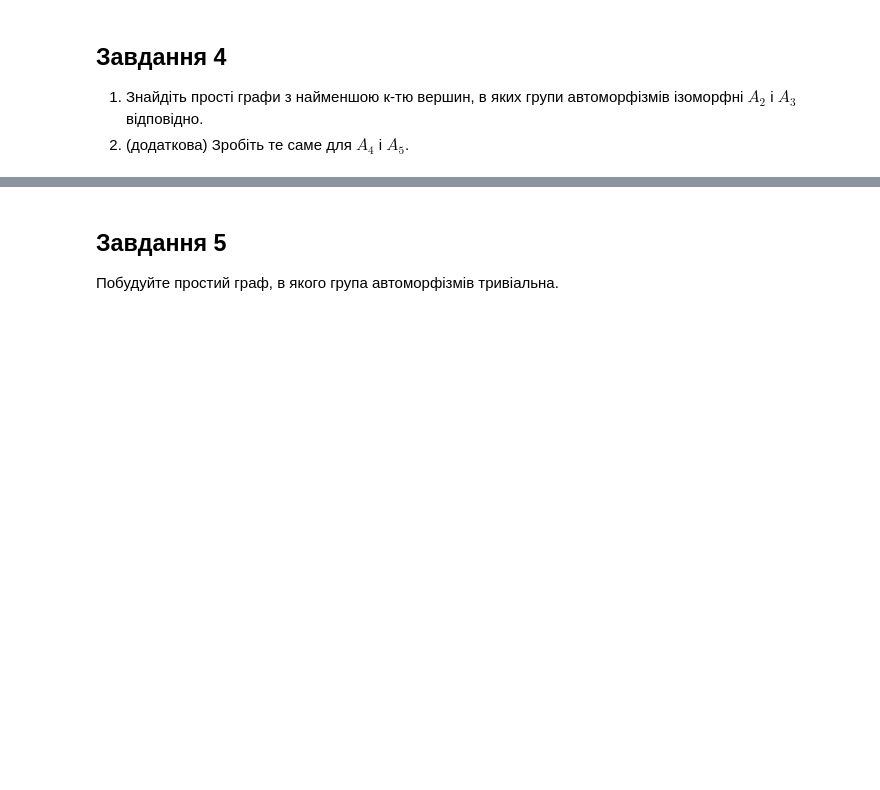
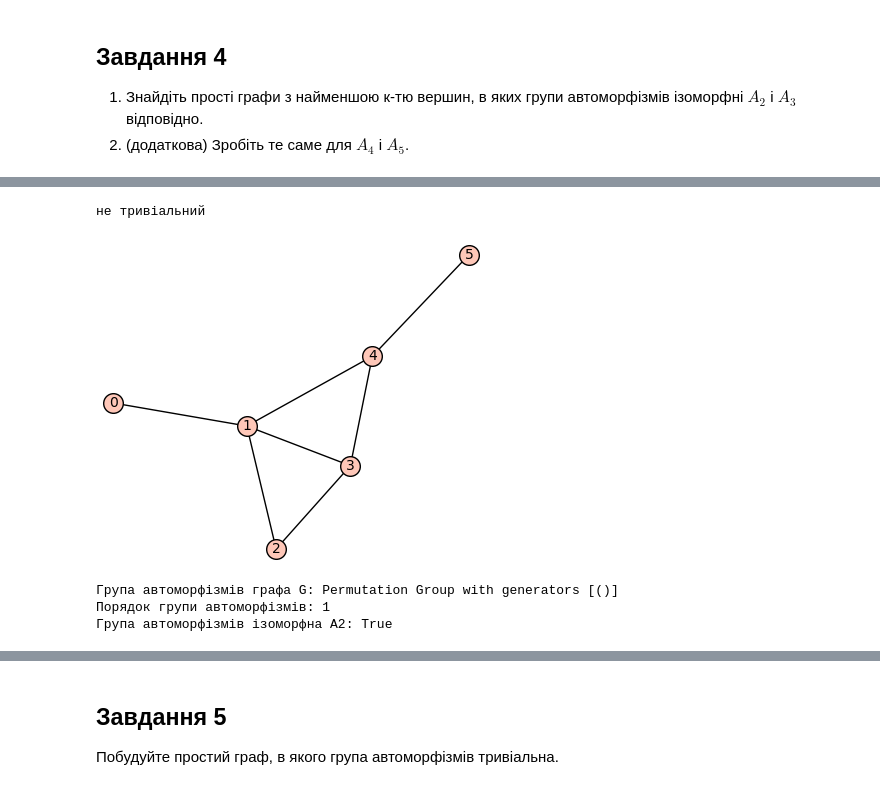
Before and after one commit to bobser223/algebra, a Jupyter notebook: Homeworks/HW7/lab07.ipynb, the cells around one changed output, grey strips where cells are left out. Drawn from its saved outputs; the diff is of its cells as text; code cells hidden in the pictures; blank space fills up the shorter version.

Commit message:
hw7 graphs remake

```diff
--- a/Homeworks/HW7/lab07.ipynb
+++ b/Homeworks/HW7/lab07.ipynb
@@ -215,3 +256,20 @@ print("Група автоморфізмів ізоморфна A3:", aut_group.
+# %%
+print("не тривіальний")
+G = Graph()
+for i in range(6):
+    G.add_vertex(i);
+G.add_edges([(0, 1), (1, 2), (1,3), (1,4), (2,3), (3,4), (4,5)])
+G.show()
+aut_group = G.automorphism_group()
+print("Група автоморфізмів графа G:", aut_group)
+print("Порядок групи автоморфізмів:", aut_group.order())
+print("Група автоморфізмів ізоморфна A2:", aut_group.is_isomorphic(AlternatingGroup(2)))
+# %% [output]
+не тривіальний
+[figure, added]
+Група автоморфізмів графа G: Permutation Group with generators [()]
+Порядок групи автоморфізмів: 1
+Група автоморфізмів ізоморфна A2: True
 # %%
 
 G = DiGraph([(0, 1), (1, 2), (2, 0)])
```
Also changed, not shown: parts of 14 cells of this notebook.
